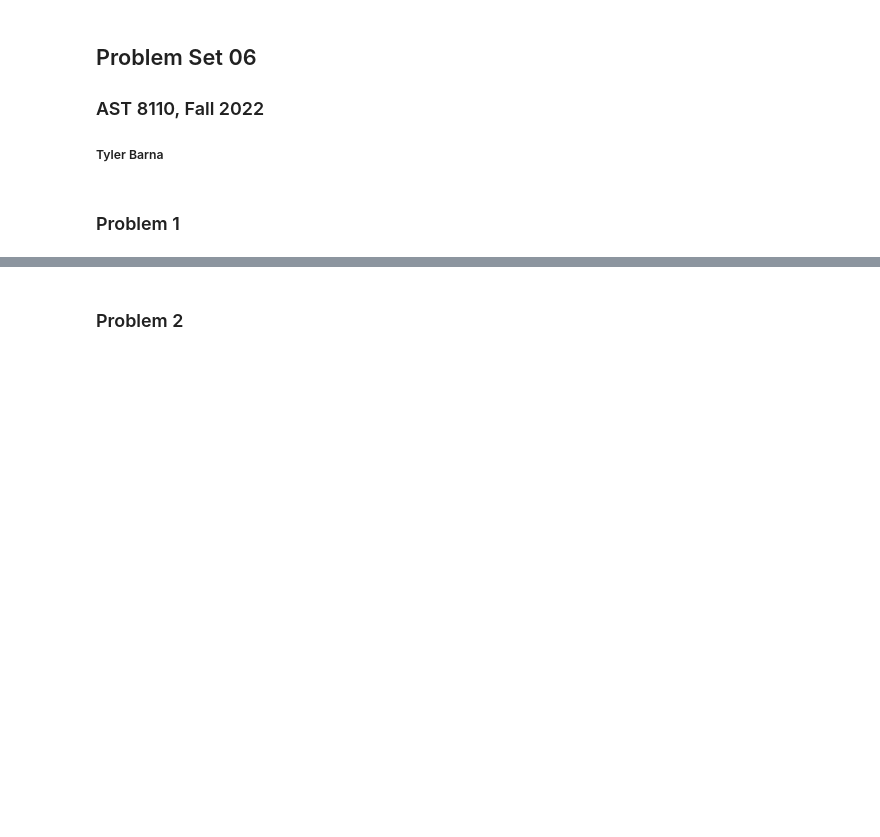
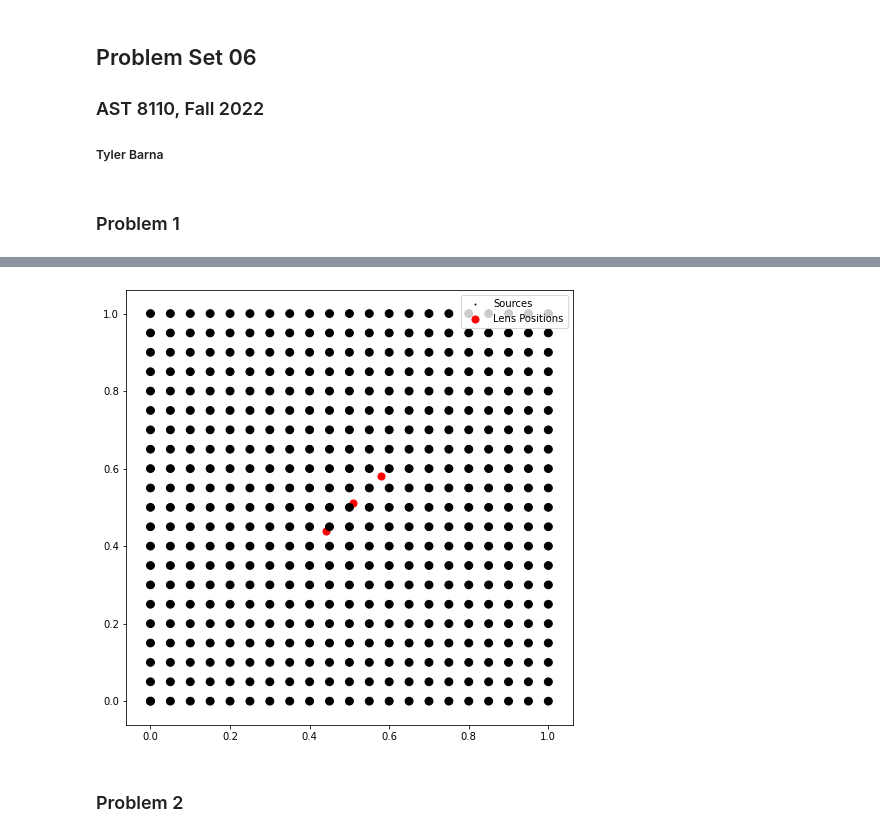
Before and after one commit to tylerbarna/AST8110, a Jupyter notebook: pset06/pset06.ipynb, the cells around one changed output, grey strips where cells are left out. Saved outputs shown, nothing was run; the diff lists cells and outputs as text; code cells hidden in the pictures; blank space fills up the shorter version.

```diff
--- a/pset06/pset06.ipynb
+++ b/pset06/pset06.ipynb
@@ -36,7 +36,7 @@ from scipy.integrate import quad, dblquad ## to integrate
 from scipy.signal import argrelextrema as extrema
 
 #%matplotlib inline
-mpl.rcParams.update({"axes.grid" : True})
+mpl.rcParams.update({"axes.grid" : False})
 plt.style.context(("seaborn-colorblind",))
 #plt.rc("text", usetex=True)
 #plt.rc("font", family="serif")
@@ -48,3 +87,28 @@ random.seed(8110)
+# %%
+## create array of source positions
+x = np.arange(0, 1.05, 0.05) ## so we actually have 21 sources
+y = np.arange(0, 1.05, 0.05)
+xx, yy = np.meshgrid(x, y)
+
+## define the lens locations
+lens_xy = np.array([[0.44, 0.44], [0.51,0.51], [0.58,0.58]])
+# %%
+## plot the original source positions
+fig, ax = plt.subplots(figsize=(8,8),facecolor="w")
+ax.scatter(xx, yy,  color="k",s=0.8, label="Sources");
+
+def plot_sources(x, y):
+
+    circ = plt.Circle((x, y), 0.01, color="k", fill=True)
+    ax.add_patch(circ)
+
+ps = np.vectorize(plot_sources)
+ps(xx,yy)
+ax.scatter(lens_xy[:,0], lens_xy[:,1], color="r", s=50, label="Lens Positions");
+ax.legend()
+plt.show();
+# %% [output]
+[figure, added]
 # %% [markdown]
 ### Problem 2
 # %% [markdown]
```
Also changed, not shown: parts of 3 cells of this notebook.
